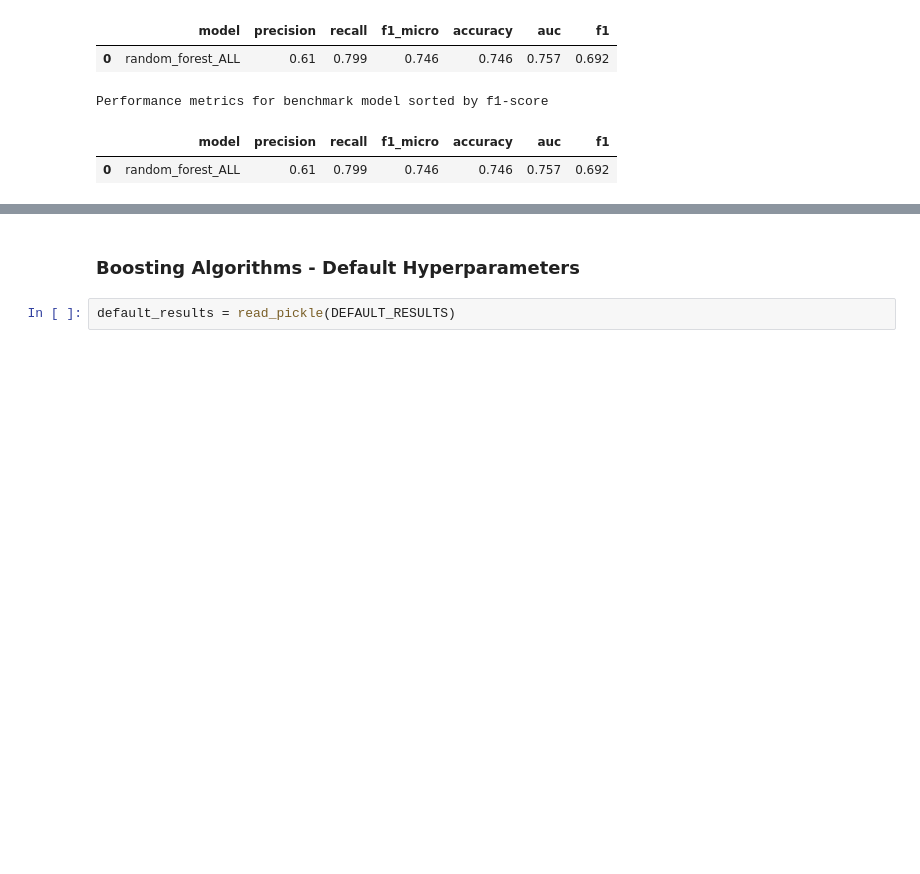
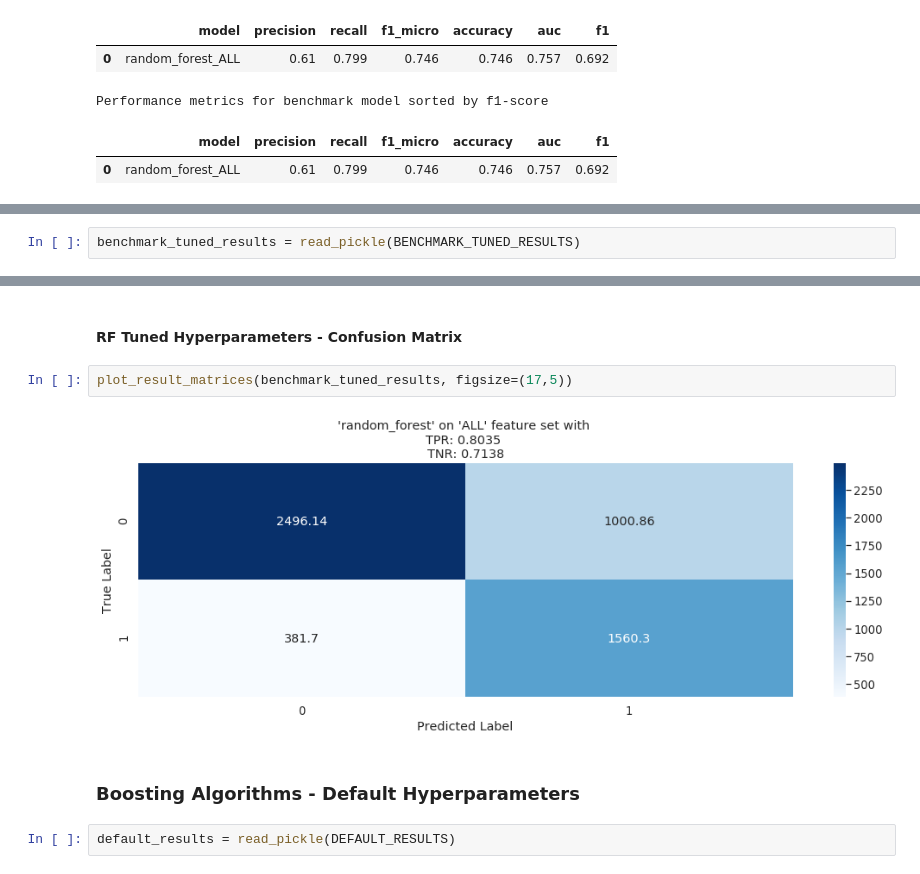
Before and after one commit to achmand/aml-crypto-graph, a Jupyter notebook: src/2.4_experiment_results.ipynb, the cells around one changed output, grey strips where cells are left out. Cells and saved outputs as stored; diff of their text form; blank space fills up the shorter version.

```diff
--- a/src/2.4_experiment_results.ipynb
+++ b/src/2.4_experiment_results.ipynb
@@ -85,0 +92,2 @@ Performance metrics for benchmark model sorted by f1-score
+# %%
+benchmark_tuned_results = read_pickle(BENCHMARK_TUNED_RESULTS)
@@ -86,3 +115,9 @@ Performance metrics for benchmark model sorted by f1-score
+# %% [markdown]
+####  RF Tuned Hyperparameters - Confusion Matrix
+# %%
+plot_result_matrices(benchmark_tuned_results, figsize=(17,5))
+# %% [output]
+[figure, added]
 # %% [markdown]
 ### Boosting Algorithms - Default Hyperparameters
 # %%
```
Also changed, not shown: parts of 11 cells of this notebook, 24 other files.
